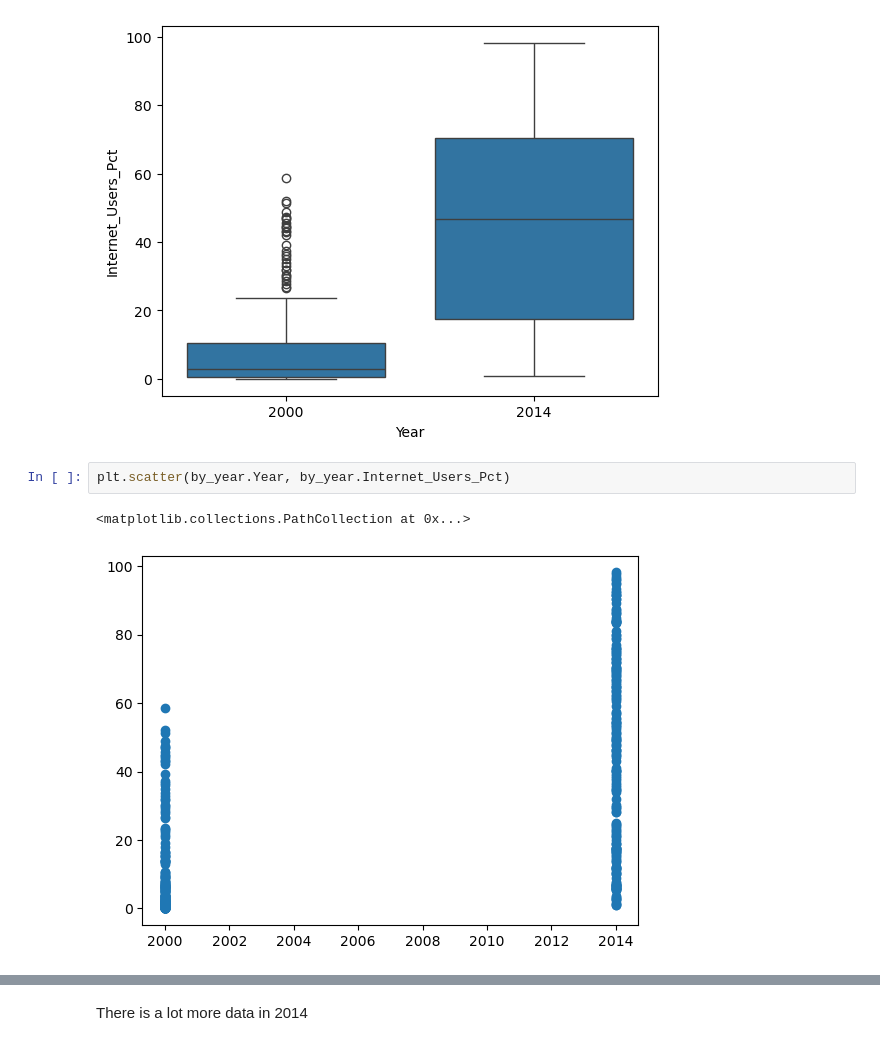
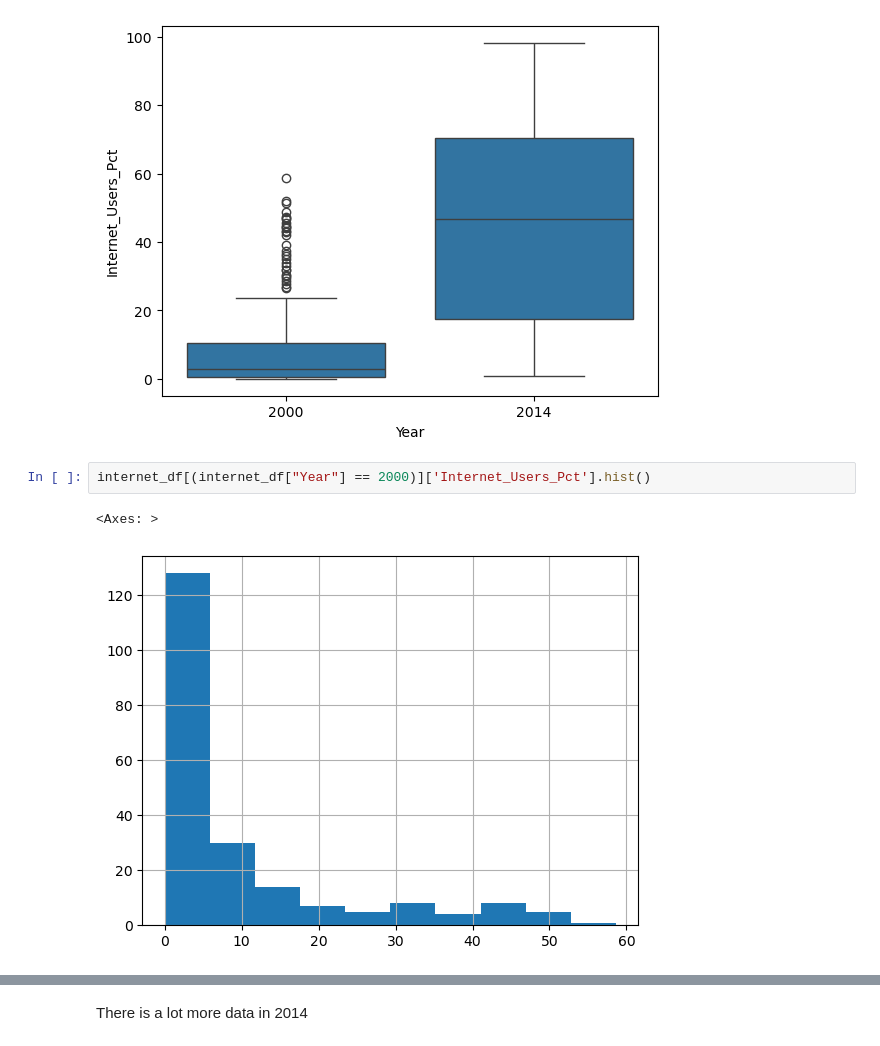
Before and after one commit to NSS-Data-Analytics-Cohort-15/un-exploration-cfazio93, a Jupyter notebook: notebooks/cassidy_un_notebook.ipynb, the cells around one changed output, grey strips where cells are left out. Cells and saved outputs as stored; diff of their text form.

```diff
--- a/notebooks/cassidy_un_notebook.ipynb
+++ b/notebooks/cassidy_un_notebook.ipynb
@@ -768,8 +768,8 @@ sns.boxplot(x=by_year["Year"], y=by_year["Internet_Users_Pct"])
 # %% [output]
 <Axes: xlabel='Year', ylabel='Internet_Users_Pct'>
 [figure]
-# %%
-plt.scatter(by_year.Year, by_year.Internet_Users_Pct)
-# %% [output]
-<matplotlib.collections.PathCollection at 0x...>
-[figure, removed]
+# %%
+internet_df[(internet_df["Year"] == 2000)]['Internet_Users_Pct'].hist()
+# %% [output]
+<Axes: >
+[figure, added]
```
Also changed, not shown: parts of 5 cells of this notebook.
